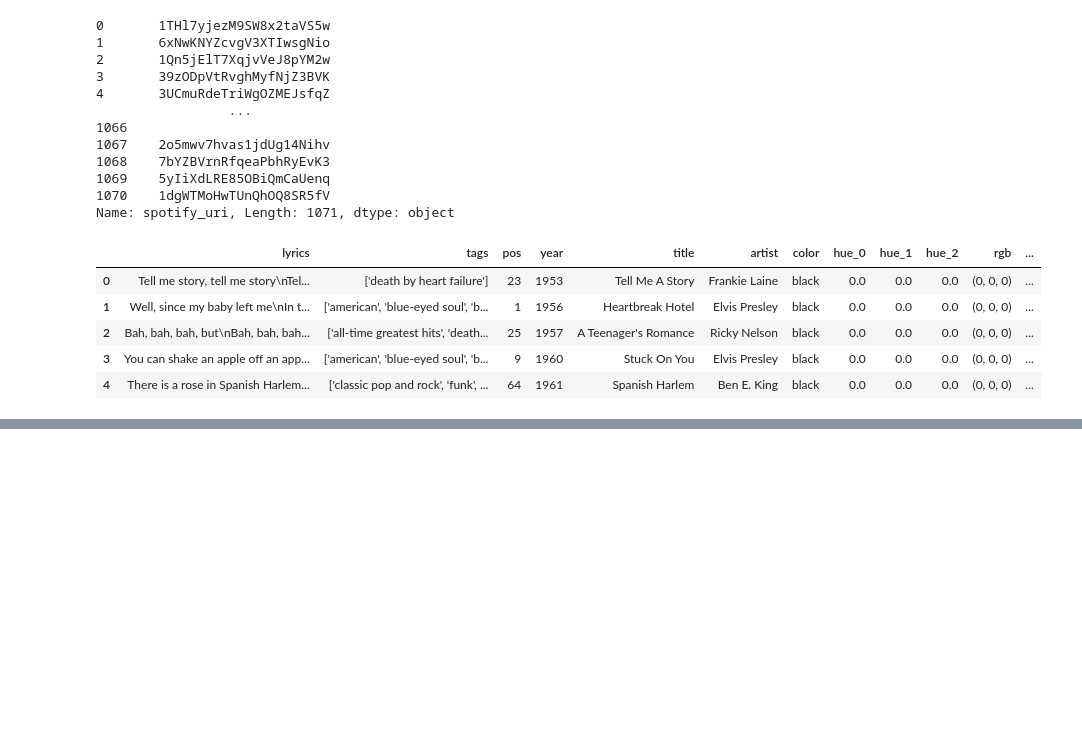
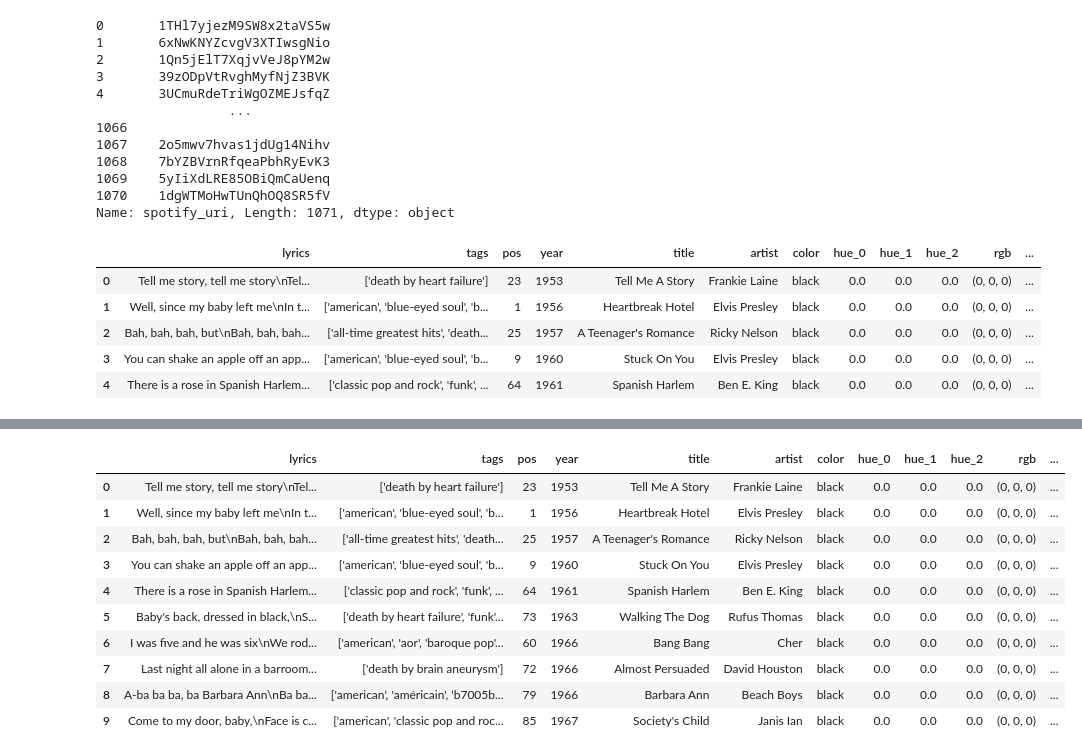
Before and after one commit to com-480-data-visualization/data-visualization-project-2021-pia, a Jupyter notebook: exploratory_analysis.ipynb, the cells around one changed output, grey strips where cells are left out. Saved outputs shown, nothing was run; the diff lists cells and outputs as text; code cells hidden in the pictures; blank space fills up the shorter version.

Commit message:
finished genre

```diff
--- a/exploratory_analysis.ipynb
+++ b/exploratory_analysis.ipynb
@@ -326,0 +402,16 @@ final_small_df.to_csv('small_colors_songs_withSpotify.csv', index=False)
+# %%
+aggregate_genres = [{"rock": ["symphonic rock", "jazz-rock", "heartland rock", "rap rock", "garage rock", "folk-rock", "roots rock", "adult alternative pop rock", "rock roll", "punk rock", "arena rock", "pop-rock", "glam rock", "southern rock", "indie rock", "funk rock", "country rock", "piano rock", "art rock", "rockabilly", "acoustic rock", "progressive rock", "folk rock", "psychedelic rock", "rock & roll", "blues rock", "alternative rock", "rock and roll", "soft rock", "rock and indie", "hard rock", "pop/rock", "pop rock", "rock", "classic pop and rock", "psychedelic", "british psychedelia", "punk", "metal", "heavy metal"]},
+{"alternative/indie": ["adult alternative pop rock", "alternative rock", "alternative metal", "alternative", "lo-fi indie", "indie", "indie folk", "indietronica", "indie pop", "indie rock", "rock and indie"]},
+{"electronic/dance": ["dance and electronica", "electro house", "electronic", "electropop", "progressive house", "hip house", "house", "eurodance", "dancehall", "dance", "trap"]},
+{"soul": ["psychedelic soul", "deep soul", "neo-soul", "neo soul", "southern soul", "smooth soul", "blue-eyed soul", "soul and reggae", "soul"]},
+{"classical/soundtrack": ["classical", "orchestral", "film soundtrack", "composer"]},
+{"pop": ["country-pop", "latin pop", "classical pop", "pop-metal", "orchestral pop", "instrumental pop", "indie pop", "sophisti-pop", "pop punk", "pop reggae", "britpop", "traditional pop", "power pop", "sunshine pop", "baroque pop", "synthpop", "art pop", "teen pop", "psychedelic pop", "folk pop", "country pop", "pop rap", "pop soul", "pop and chart", "dance-pop", "pop", "top 40"]},
+{"hip-hop/rnb": ["conscious hip hop", "east coast hip hop", "hardcore hip hop", "west coast hip hop", "hiphop", "southern hip hop", "hip-hop", "hip hop", "hip hop rnb and dance hall", "contemporary r b", "gangsta rap", "rapper", "rap", "rhythm and blues", "contemporary rnb", "contemporary r&b", "rnb", "rhythm & blues","r&b", "blues"]},
+{"disco": ["disco"]},
+{"swing":  ["swing"]},
+{"folk": ["contemporary folk", "folk"]},
+{"country": ["country rock", "country-pop", "country pop", "contemporary country", "country"]},
+{"jazz": ["vocal jazz", "jazz", "jazz-rock"]},
+{"religious": ["christian", "christmas music", "gospel"]},
+{"blues": ["delta blues", "rock blues", "urban blues", "electric blues", "acoustic blues", "soul blues", "country blues", "jump blues", "classic rock. blues rock", "jazz and blues", "piano blues", "british blues", "british rhythm & blues", "rhythm and blues", "blues", "blues rock", "rhythm & blues"]},
+{"reggae": ["reggae fusion", "roots reggae", "reggaeton", "pop reggae", "reggae", "soul and reggae"]}]
@@ -326,0 +424,3 @@ final_small_df.to_csv('small_colors_songs_withSpotify.csv', index=False)
+# %%
+for genre in aggregate_genres:
+    print(list(genre.keys())[0])
@@ -326,0 +443,31 @@ final_small_df.to_csv('small_colors_songs_withSpotify.csv', index=False)
+# %%
+general_genre_series = []
+for i, row in df_wal.iterrows():
+    tags = row[1]
+    tags_clean = tags.replace('[', '')
+    tags_clean = tags_clean.replace(']', '')
+    tags_clean = tags_clean.replace("'", '')
+    tags_clean = tags_clean.split(',')
+    tags_clean = [x.strip() for x in tags_clean]
+    tag_to_append = ""
+    for tag in tags_clean:
+        for genre in aggregate_genres:
+            if tag in list(genre.values())[0]:
+                tag_to_append = list(genre.keys())[0]
+    general_genre_series.append(tag_to_append)
+# %%
+df_wal['general_genre'] = general_genre_series
+# %%
+df_wal.head(10)
+# %% [output]
+|  | lyrics | tags | pos | year | title | artist | color | hue_0 | hue_1 | hue_2 | rgb | ... |
+| 0 | Tell me story, tell me story\nTel... | ['death by heart failure'] | 23 | 1953 | Tell Me A Story | Frankie Laine | black | 0.0 | 0.0 | 0.0 | (0, 0, 0) | ... |
+| 1 | Well, since my baby left me\nIn t... | ['american', 'blue-eyed soul', 'b... | 1 | 1956 | Heartbreak Hotel | Elvis Presley | black | 0.0 | 0.0 | 0.0 | (0, 0, 0) | ... |
+| 2 | Bah, bah, bah, but\nBah, bah, bah... | ['all-time greatest hits', 'death... | 25 | 1957 | A Teenager's Romance | Ricky Nelson | black | 0.0 | 0.0 | 0.0 | (0, 0, 0) | ... |
+| 3 | You can shake an apple off an app... | ['american', 'blue-eyed soul', 'b... | 9 | 1960 | Stuck On You | Elvis Presley | black | 0.0 | 0.0 | 0.0 | (0, 0, 0) | ... |
+| 4 | There is a rose in Spanish Harlem... | ['classic pop and rock', 'funk', ... | 64 | 1961 | Spanish Harlem | Ben E. King | black | 0.0 | 0.0 | 0.0 | (0, 0, 0) | ... |
+| 5 | Baby's back, dressed in black,\nS... | ['death by heart failure', 'funk'... | 73 | 1963 | Walking The Dog | Rufus Thomas | black | 0.0 | 0.0 | 0.0 | (0, 0, 0) | ... |
+| 6 | I was five and he was six\nWe rod... | ['american', 'aor', 'baroque pop'... | 60 | 1966 | Bang Bang | Cher | black | 0.0 | 0.0 | 0.0 | (0, 0, 0) | ... |
+| 7 | Last night all alone in a barroom... | ['death by brain aneurysm'] | 72 | 1966 | Almost Persuaded | David Houston | black | 0.0 | 0.0 | 0.0 | (0, 0, 0) | ... |
+| 8 | A-ba ba ba, ba Barbara Ann\nBa ba... | ['american', 'américain', 'b7005b... | 79 | 1966 | Barbara Ann | Beach Boys | black | 0.0 | 0.0 | 0.0 | (0, 0, 0) | ... |
+| 9 | Come to my door, baby,\nFace is c... | ['american', 'classic pop and roc... | 85 | 1967 | Society's Child | Janis Ian | black | 0.0 | 0.0 | 0.0 | (0, 0, 0) | ... |
```
Also changed, not shown: parts of 20 cells of this notebook, 4 other files.
